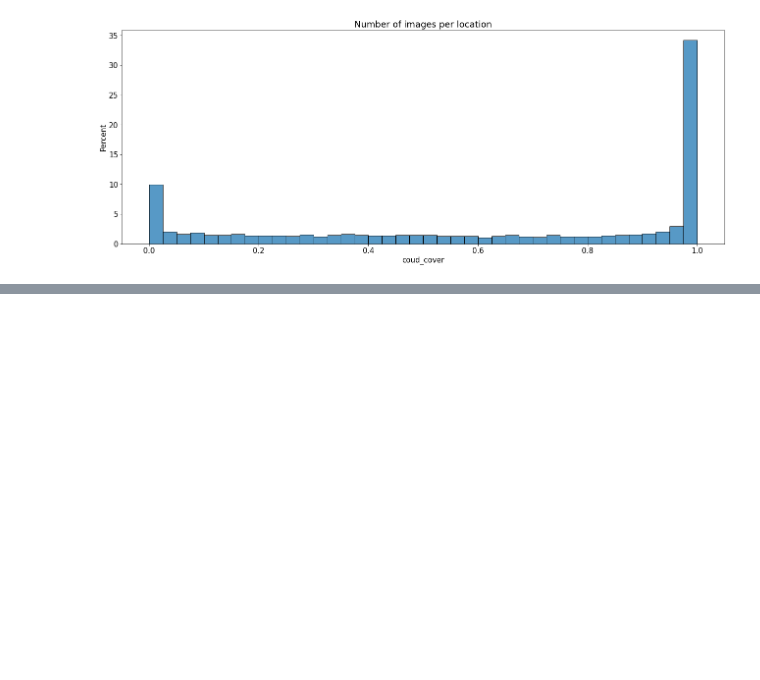
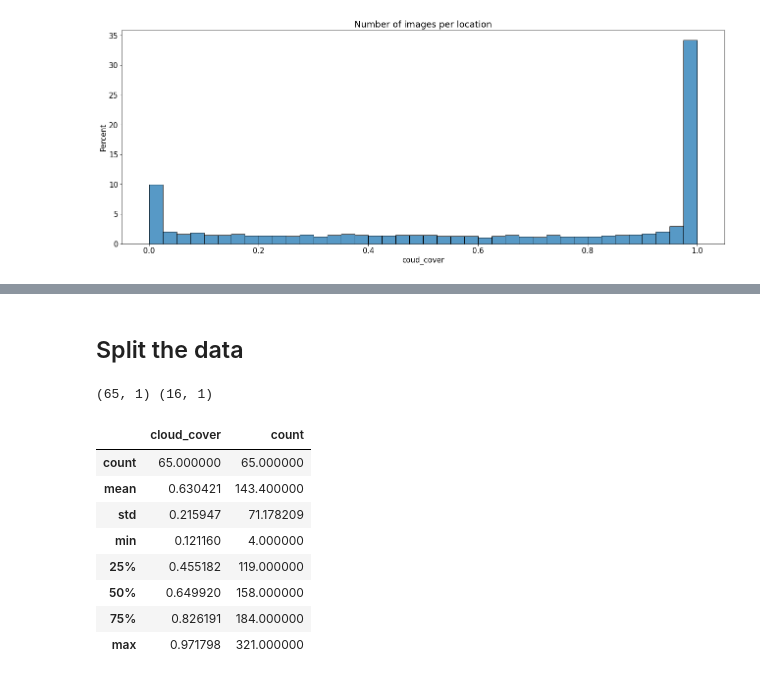
Before and after one commit to max-lutz/cloud_cover_competition, a Jupyter notebook: notebooks/Images EDA.ipynb, the cells around one changed output, grey strips where cells are left out. Drawn from its saved outputs; the diff is of its cells as text; code cells hidden in the pictures; blank space fills up the shorter version.

Commit message:
implement stratified split

```diff
--- a/notebooks/Images EDA.ipynb
+++ b/notebooks/Images EDA.ipynb
@@ -123,0 +157,29 @@ ax.set_title('Number of images per location');
+# %% [markdown]
+## Split the data
+# %%
+df = train_meta
+df['count'] = 1
+df = df.groupby(['location']).agg({'cloud_cover': 'mean', 'count': 'sum'})
+df['location'] = df.index
+values = np.array(df[['cloud_cover', 'count']])
+index = np.array([range(0, len(values))]).T
+
+_, index_train, _, index_test = iterative_train_test_split(X=values, y=index, test_size = 0.20)
+print(index_train.shape, index_test.shape)
+# %% [output]
+(65, 1) (16, 1)
+# %%
+df_train = df.iloc[index_train[:,0].tolist(),:]
+df_test = df.iloc[index_test[:,0].tolist(),:]
+# %%
+df_train.describe()
+# %% [output]
+|  | cloud_cover | count |
+| count | 65.000000 | 65.000000 |
+| mean | 0.630421 | 143.400000 |
+| std | 0.215947 | 71.178209 |
+| min | 0.121160 | 4.000000 |
+| 25% | 0.455182 | 119.000000 |
+| 50% | 0.649920 | 158.000000 |
+| 75% | 0.826191 | 184.000000 |
+| max | 0.971798 | 321.000000 |
```
Also changed, not shown: parts of 10 cells of this notebook.
